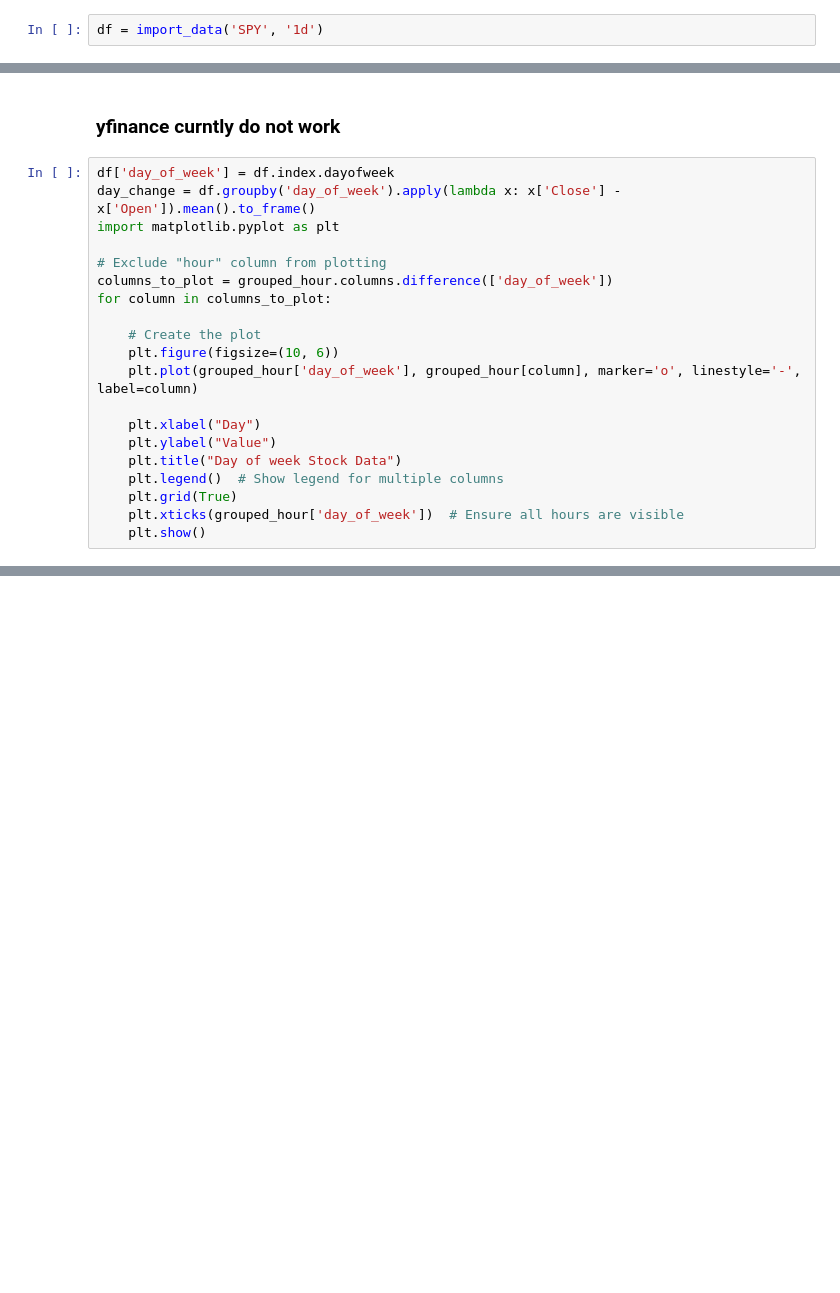
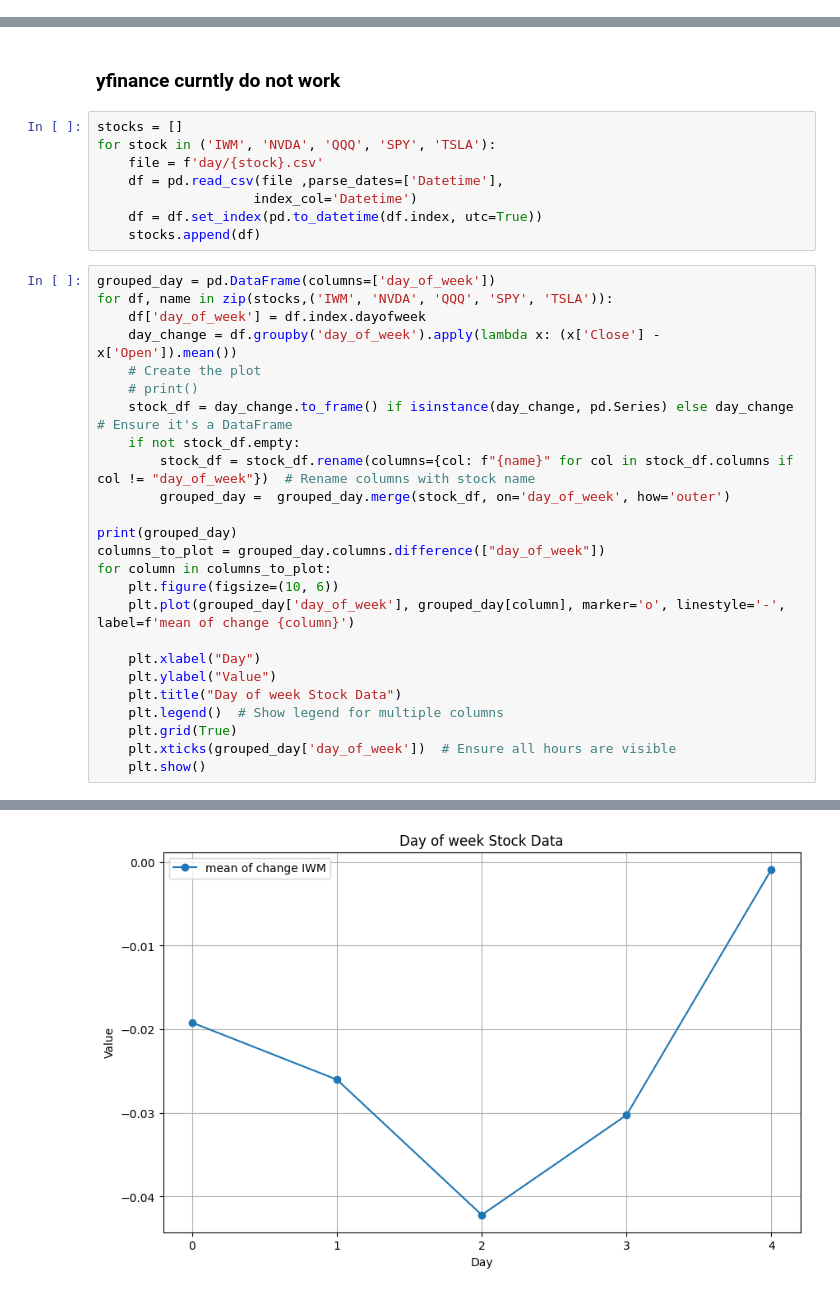
Before and after one commit to sh20022002/probability_of_change, a Jupyter notebook: dayOfWeek.ipynb, the cells around one changed output, grey strips where cells are left out. Drawn from its saved outputs; the diff is of its cells as text; blank space fills up the shorter version.

Commit message:
day of week price movment

```diff
--- a/dayOfWeek.ipynb
+++ b/dayOfWeek.ipynb
@@ -50,2 +4,0 @@ def import_data(symbol, timeframe):
-# %%
-df = import_data('SPY', '1d')
@@ -54,22 +5,36 @@ df = import_data('SPY', '1d')
 # %% [markdown]
 ### yfinance curntly do not work
+# %%
+stocks = []
+for stock in ('IWM', 'NVDA', 'QQQ', 'SPY', 'TSLA'):
+    file = f'day/{stock}.csv'
+    df = pd.read_csv(file ,parse_dates=['Datetime'],
+                    index_col='Datetime')
+    df = df.set_index(pd.to_datetime(df.index, utc=True))
+    stocks.append(df)
 # %%
-df['day_of_week'] = df.index.dayofweek
-day_change = df.groupby('day_of_week').apply(lambda x: x['Close'] - x['Open']).mean().to_frame()
-import matplotlib.pyplot as plt
+grouped_day = pd.DataFrame(columns=['day_of_week'])
+for df, name in zip(stocks,('IWM', 'NVDA', 'QQQ', 'SPY', 'TSLA')):
+    df['day_of_week'] = df.index.dayofweek
+    day_change = df.groupby('day_of_week').apply(lambda x: (x['Close'] - x['Open']).mean())
+    # Create the plot
+    # print()
+    stock_df = day_change.to_frame() if isinstance(day_change, pd.Series) else day_change  # Ensure it's a DataFrame
+    if not stock_df.empty:
+        stock_df = stock_df.rename(columns={col: f"{name}" for col in stock_df.columns if col != "day_of_week"})  # Rename columns with stock name
+        grouped_day =  grouped_day.merge(stock_df, on='day_of_week', how='outer')
 
-# Exclude "hour" column from plotting
-columns_to_plot = grouped_hour.columns.difference(['day_of_week'])
+print(grouped_day)
+columns_to_plot = grouped_day.columns.difference(["day_of_week"])
 for column in columns_to_plot:
-
-    # Create the plot
     plt.figure(figsize=(10, 6))
-    plt.plot(grouped_hour['day_of_week'], grouped_hour[column], marker='o', linestyle='-', label=column)
+    plt.plot(grouped_day['day_of_week'], grouped_day[column], marker='o', linestyle='-', label=f'mean of change {column}')
 
     plt.xlabel("Day")
     plt.ylabel("Value")
     plt.title("Day of week Stock Data")
     plt.legend()  # Show legend for multiple columns
     plt.grid(True)
-    plt.xticks(grouped_hour['day_of_week'])  # Ensure all hours are visible
+    plt.xticks(grouped_day['day_of_week'])  # Ensure all hours are visible
     plt.show()
+# %% [output]
@@ -75,0 +47 @@ for column in columns_to_plot:
+[figure, added]
```
Also changed, not shown: parts of 5 cells of this notebook, 1 other file.
